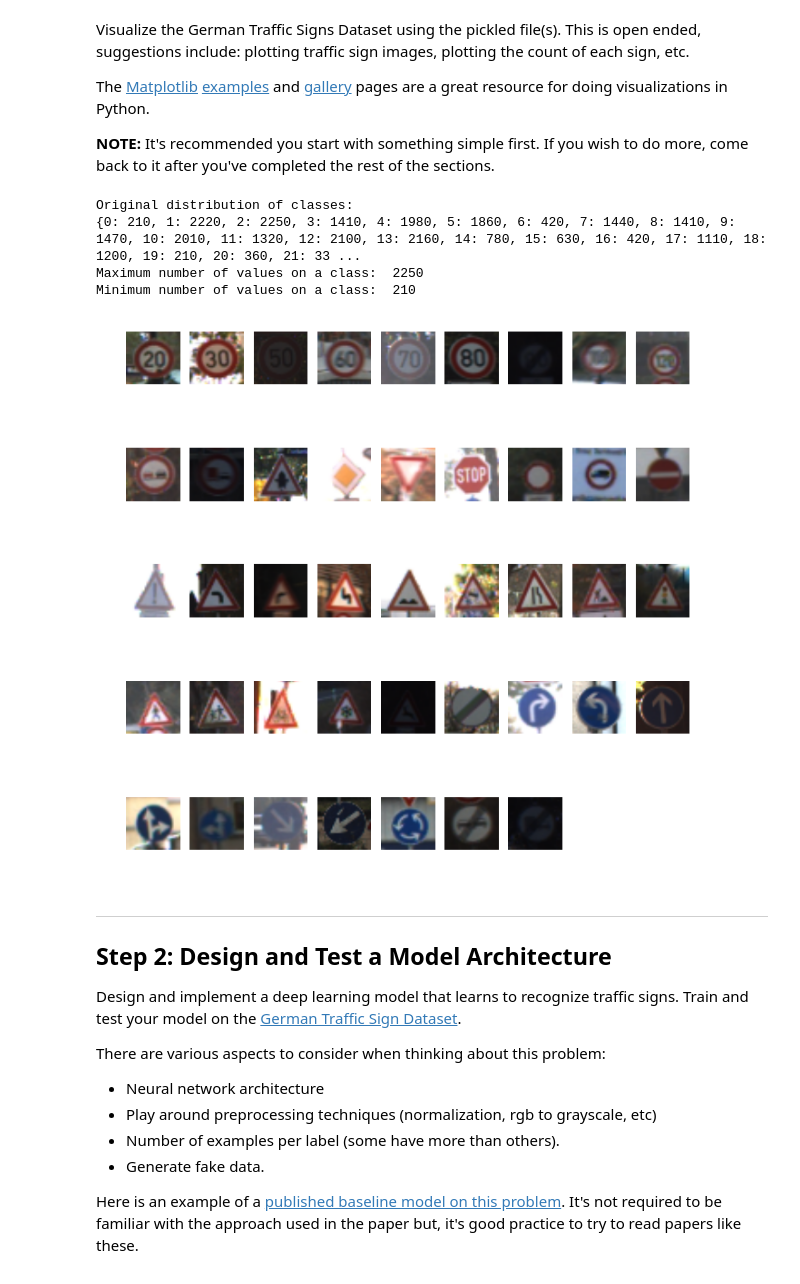
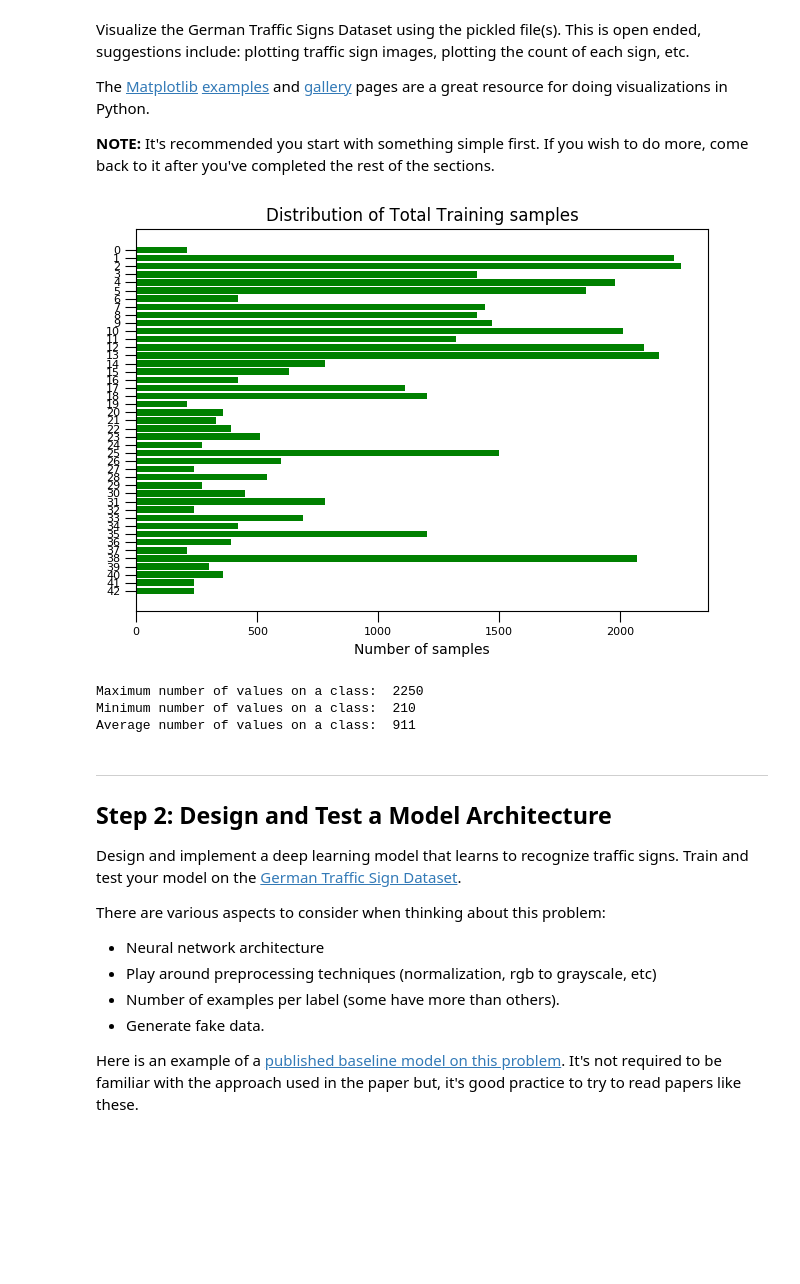
Before and after one commit to gantners/CarND-Traffic-Signs, a Jupyter notebook: Traffic_Signs_Recognition.ipynb, the cells around one changed output. Saved outputs shown, nothing was run; the diff lists cells and outputs as text; code cells hidden in the pictures; blank space fills up the shorter version.

```diff
--- a/Traffic_Signs_Recognition.ipynb
+++ b/Traffic_Signs_Recognition.ipynb
@@ -185,48 +247,13 @@ def showImageGrid(images,x,y,labels = []):
-# %%
-def generateCountMap():
-    countMap = defaultdict(list)
-    for i in range(len(X_train)):
-        index = y_train[i]
-        countMap[index].append(i)
-    return countMap
-
-def generateValueCountMap(countMap):
-    valueCountMap = dict.fromkeys(list(range(n_classes)),list())
-    for i in range(n_classes):
-        valueCountMap[i] = len(countMap[i])
-    return valueCountMap
-
-def printClassSamples(minValue):
-    #print all classes once
-    each_class_sample = [item[randint(0,minValue)] for item in countMap.values()]
-    sample_images = []
-    sample_labels = []
-    count = 0
-    for sample in each_class_sample:
-        sample_images.append(X_train[sample])
-        #sample_labels.append(class_data[count])
-        count += 2
-    showImageGrid(sample_images,5,9, sample_labels)
-
-countMap = generateCountMap()
-valueCountMap = generateValueCountMap(countMap)
-
-print('Original distribution of classes:')
-print(valueCountMap)
-#distribution shows inbalanced data, so generate equal data for all signs
-maxValue = max(valueCountMap.values())
-print('Maximum number of values on a class: ', maxValue)
-minValue = min(valueCountMap.values())
-print('Minimum number of values on a class: ', minValue)
-
-printClassSamples(minValue)
-#So maxValue will be the total number of labeled data generated for all others which have less
-# %% [output]
-Original distribution of classes:
-{0: 210, 1: 2220, 2: 2250, 3: 1410, 4: 1980, 5: 1860, 6: 420, 7: 1440, 8: 1410, 9: 1470, 10: 2010, 11: 1320, 12: 2100, 13: 2160, 14: 780, 15: 630, 16: 420, 17: 1110, 18: 1200, 19: 210, 20: 360, 21: 33 ...
-Maximum number of values on a class:  2250
-Minimum number of values on a class:  210
-[figure, removed]
+# %%
+
+### Data exploration visualization goes here.
+### Feel free to use as many code cells as needed.
+minValue, maxValue, average = printDistribution(X_train,y_train, 'Total Training')
+# %% [output]
+[figure, added]
+Maximum number of values on a class:  2250
+Minimum number of values on a class:  210
+Average number of values on a class:  911
 # %% [markdown]
 ----
 
```
Also changed, not shown: parts of 42 cells of this notebook, 28 other files.
